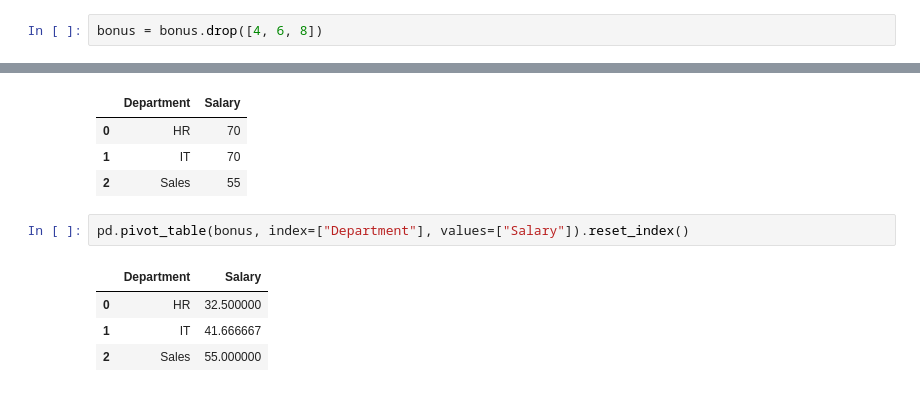
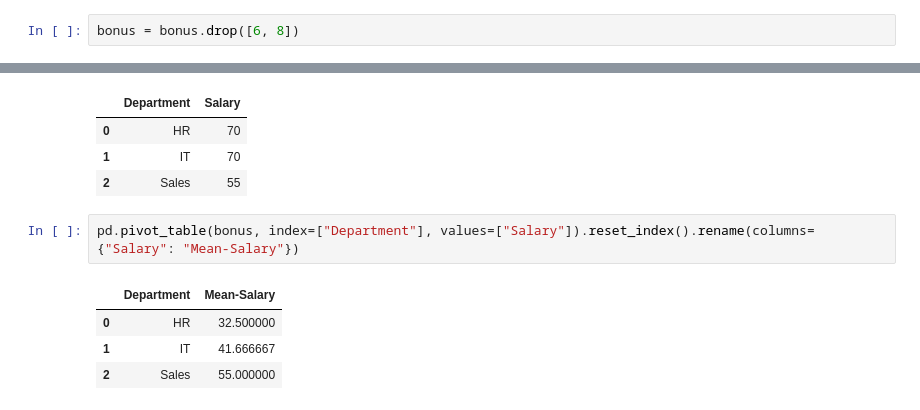
Before and after one commit to MLer76149/lab-pivot-table-and-correlation, a Jupyter notebook: your_code/main.ipynb, the cells around one changed output, grey strips where cells are left out. Drawn from its saved outputs; the diff is of its cells as text.

```diff
--- a/your_code/main.ipynb
+++ b/your_code/main.ipynb
@@ -182,7 +182,7 @@ display(bonus)
 | 7 | Pedro | IT | Phd | M | associate | 7 | 60 |
 | 8 | Ana | HR | Master | F | VP | 8 | 70 |
 # %%
-bonus = bonus.drop([4, 6, 8])
+bonus = bonus.drop([6, 8])
 # %%
 display(bonus)
 # %% [output]
@@ -214,9 +205,9 @@ employee.groupby("Department").agg({"Salary": np.max}).reset_index()
 | 1 | IT | 70 |
 | 2 | Sales | 55 |
 # %%
-pd.pivot_table(bonus, index=["Department"], values=["Salary"]).reset_index()
+pd.pivot_table(bonus, index=["Department"], values=["Salary"]).reset_index().rename(columns={"Salary": "Mean-Salary"})
 # %% [output]
-|  | Department | Salary |
+|  | Department | Mean-Salary |
 | 0 | HR | 32.500000 |
 | 1 | IT | 41.666667 |
 | 2 | Sales | 55.000000 |
```
Also changed, not shown: parts of 5 cells of this notebook.
